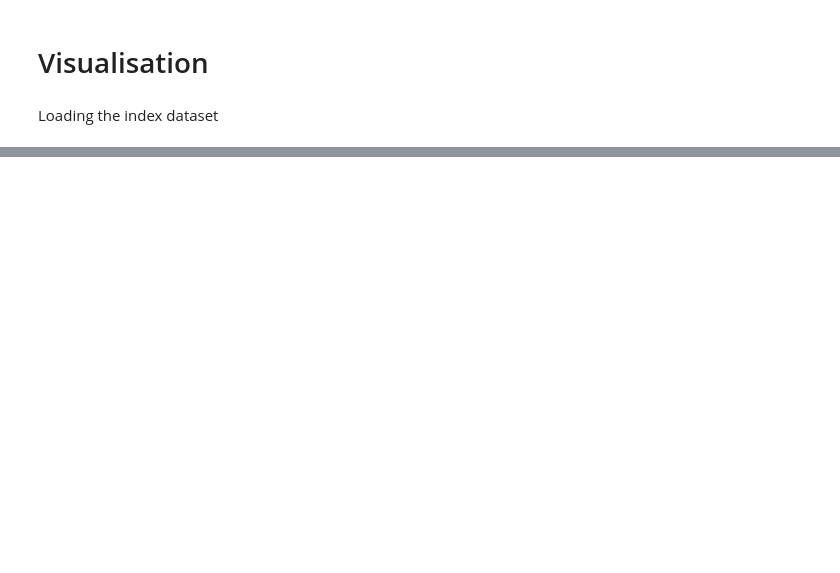
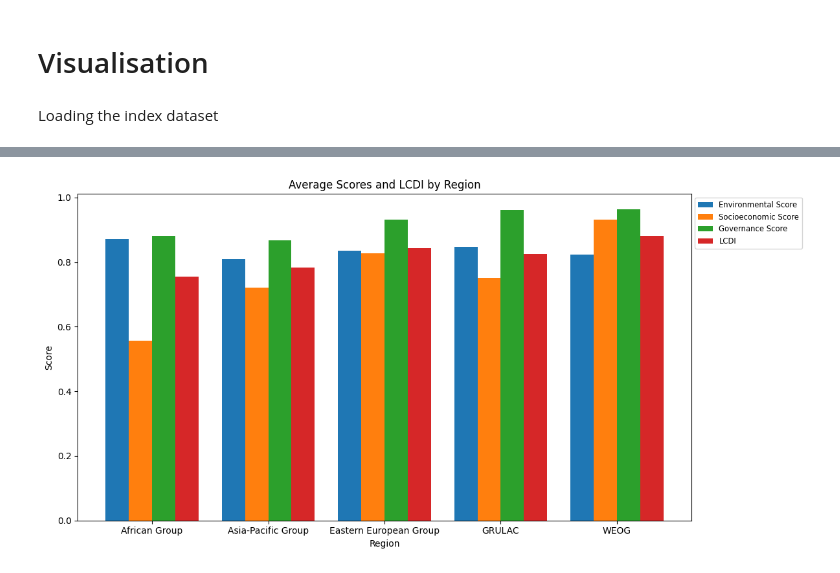
Before and after one commit to luanakimley/low-carbon-development-composite-index, a Jupyter notebook: visualisation.ipynb, the cells around one changed output, grey strips where cells are left out. Drawn from its saved outputs; the diff is of its cells as text; code cells hidden in the pictures; blank space fills up the shorter version.

```diff
--- a/visualisation.ipynb
+++ b/visualisation.ipynb
@@ -32,0 +41,9 @@ lcdi_df
+# %%
+avg_scores_lcdi = lcdi_df.groupby('region').agg({
+    'environmental_score': 'mean',
+    'socioeconomic_score': 'mean',
+    'governance_score': 'mean',
+    'lcdi': 'mean'
+}).reset_index()
+
+avg_scores_lcdi
@@ -32,0 +59,25 @@ lcdi_df
+# %%
+regions = avg_scores_lcdi['region']
+lcdi = avg_scores_lcdi['lcdi']
+environmental_scores = avg_scores_lcdi['environmental_score']
+socioeconomic_scores = avg_scores_lcdi['socioeconomic_score']
+governance_scores = avg_scores_lcdi['governance_score']
+# %%
+plt.figure(figsize=(12, 6))
+
+bar_width = 0.2
+index = range(len(regions))
+plt.bar(index, environmental_scores, width=bar_width, label='Environmental Score')
+plt.bar([i + bar_width for i in index], socioeconomic_scores, width=bar_width, label='Socioeconomic Score')
+plt.bar([i + bar_width*2 for i in index], governance_scores, width=bar_width, label='Governance Score')
+plt.bar([i + bar_width*3 for i in index], lcdi, width=bar_width, label='LCDI')
+
+plt.xlabel('Region')
+plt.ylabel('Score')
+plt.title('Average Scores and LCDI by Region')
+plt.xticks([i + 1.5 * bar_width for i in index], regions)
+plt.legend(fontsize='small', loc='upper left', bbox_to_anchor=(1, 1))
+plt.tight_layout()
+plt.show()
+# %% [output]
+[figure, added]
```
Also changed, not shown: parts of 4 cells of this notebook.
